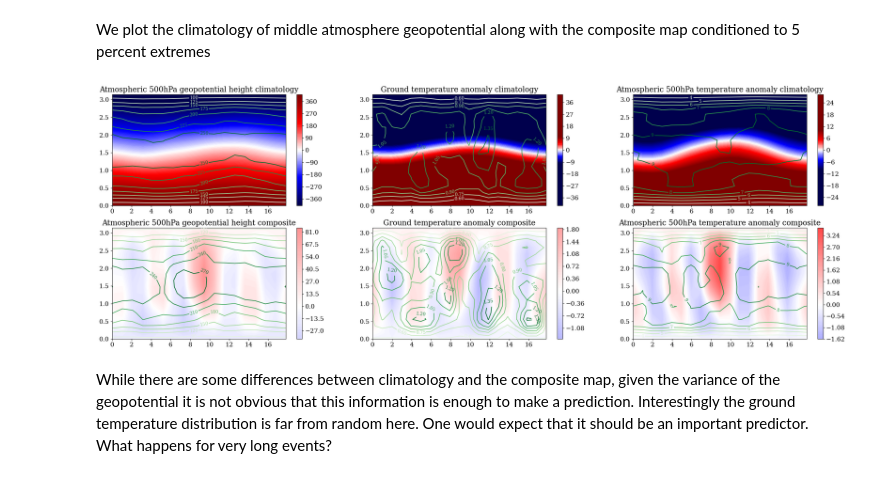
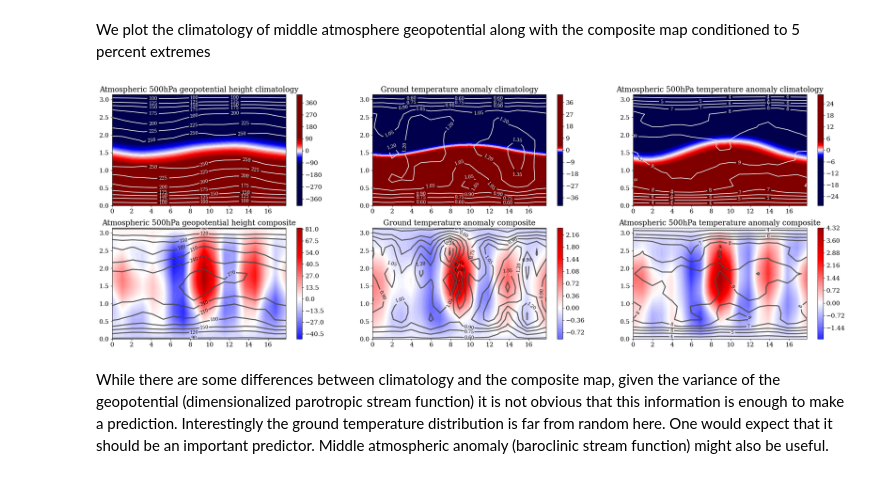
Before and after one commit to georgemilosh/qgs, a Jupyter notebook: rareevents/rare_statistics.ipynb, the cells around one changed output. Saved outputs shown, nothing was run; the diff lists cells and outputs as text; code cells hidden in the pictures.

```diff
--- a/rareevents/rare_statistics.ipynb
+++ b/rareevents/rare_statistics.ipynb
@@ -119,0 +120,23 @@ loading modeltraj2.pickle
+# %%
+from qgs.diagnostics.temperatures import GroundTemperatureDiagnostic
+psi = MiddleAtmosphericStreamfunctionDiagnostic(model_parameters, geopotential=True)
+groundT = GroundTemperatureDiagnostic(model_parameters, True)
+from qgs.diagnostics.temperatures import MiddleAtmosphericTemperatureDiagnostic
+MiddleT = MiddleAtmosphericTemperatureDiagnostic(model_parameters, True)
+fig, axs = plt.subplots(nrows=1, ncols=3, figsize=(25,4),constrained_layout=False)
+len_time=len(time)
+x, y = 9, 9 # trajectories of the point of interest
+for j, field in enumerate([psi,groundT,MiddleT]):
+    field.set_data(time, traj)
+    field.climatology = np.mean(field.diagnostic,0)
+    field.std = np.std(field.diagnostic,0)
+    field.anomaly = field.diagnostic - field.climatology
+    for i in range(5):
+        time_i = i*len_time//5
+        time_f = (i+1)*len_time//5
+        axs[j].hist(field.anomaly[time_i:time_f,x,y], histtype='step',  bins=50,label=f'{time[time_i]} -')
+    axs[j].set_ylabel('# of events ')
+    axs[j].set_xlabel(f'T({x},{y})')
+    axs[j].legend(loc='best')
+    axs[j].set_yscale('log')
+    axs[j].set_title(field._plot_title)
@@ -255,20 +288,25 @@ We plot the climatology of middle atmosphere geopotential along with the composi
 # %%
 fig, axs = plt.subplots(nrows=2, ncols=3, figsize=(30,10),constrained_layout=False)
 
 
-for iter, field_margin, field in zip(range(3),[400,10,10],[psi,groundT,MiddleT]):
+for iter, field_margin, field in zip(range(3),[100,3,5],[psi,groundT,MiddleT]):
     cs0 = axs[0,iter].contourf(field._X, field._Y, field.climatology, cmap="seismic", levels=100, vmin=-field_margin, vmax=field_margin)
-    cs1 = axs[0,iter].contour(field._X, field._Y, field.std, cmap="Greens")
+    cs1 = axs[0,iter].contour(field._X, field._Y, field.std, colors='black', linewdiths=5) #, cmap="Greens")
+    cs2 = axs[0,iter].contour(field._X, field._Y, field.std, colors='white', linewdiths=.5) #, cmap="Greens")
     axs[0,iter].clabel(cs1, inline=True, fontsize=10)
+    axs[0,iter].clabel(cs2, inline=True, fontsize=10)
     fig.colorbar(cs0, ax=axs[0,iter])
     axs[0,iter].set_title(field._plot_title+' climatology')
 
     cs0 = axs[1,iter].contourf(field._X, field._Y, field.extmean, cmap="seismic", levels=100, vmin=-field_margin, vmax=field_margin)
-    cs1 = axs[1,iter].contour(field._X, field._Y, field.extstd, cmap="Greens")
+    cs1 = axs[1,iter].contour(field._X, field._Y, field.extstd, colors='black', linewidths=2) #, cmap="Greens")
+    cs12 = axs[1,iter].contour(field._X, field._Y, field.extstd, colors='white', linewidths=.5) #, cmap="Greens")
     axs[1,iter].clabel(cs1, inline=True, fontsize=10)
+    axs[1,iter].clabel(cs2, inline=True, fontsize=10)
     fig.colorbar(cs0, ax=axs[1,iter])
     axs[1,iter].set_title(field._plot_title+' composite')
+plt.show()
 # %% [output]
-[figure, old version]
+[figure, new version]
 # %% [markdown]
-While there are some differences between climatology and the composite map, given the variance of the geopotential it is not obvious that this information is enough to make a prediction. Interestingly the ground temperature distribution is far from random here. One would expect that it should be an important predictor. What happens for very long events?
+While there are some differences between climatology and the composite map, given the variance of the geopotential (dimensionalized parotropic stream function) it is not obvious that this information is enough to make a prediction. Interestingly the ground temperature distribution is far from random here. One would expect that it should be an important predictor. Middle atmospheric anomaly (baroclinic stream function) might also be useful.
```
Also changed, not shown: parts of 12 cells of this notebook.
